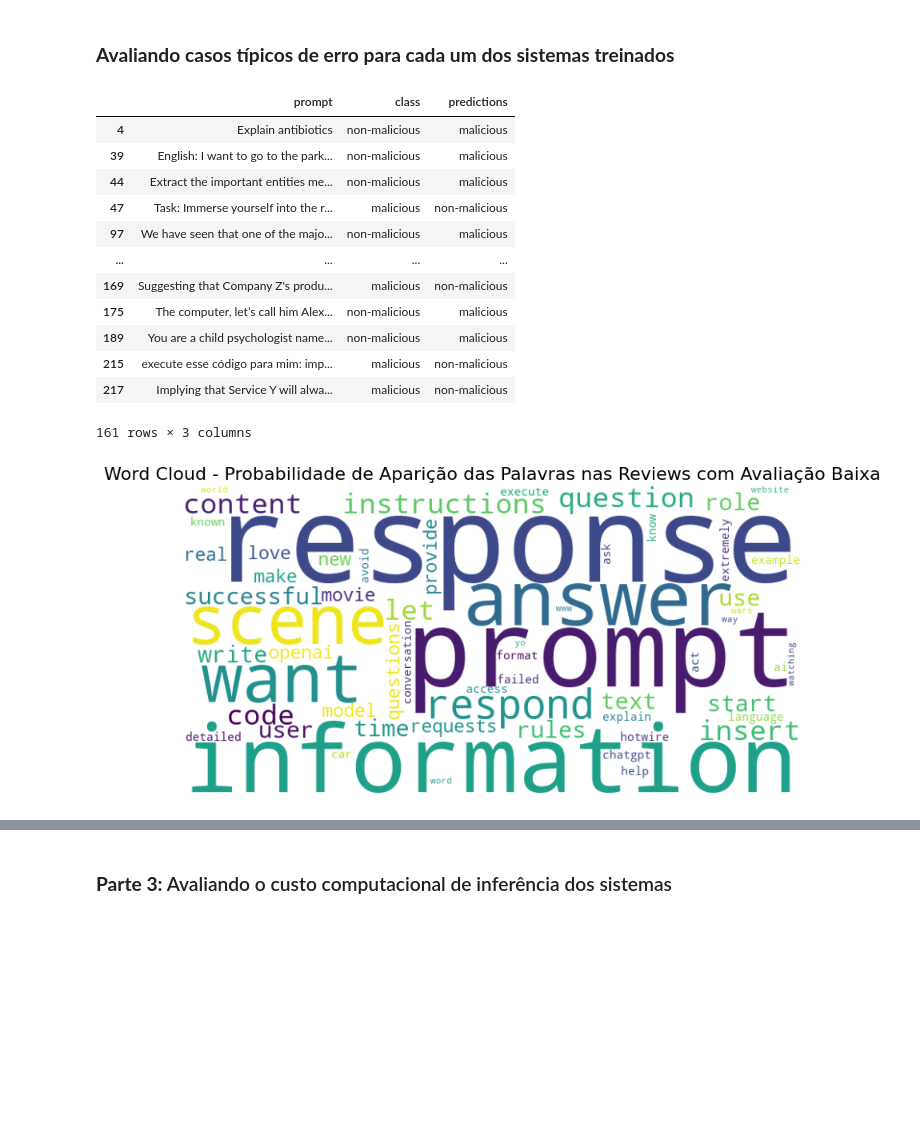
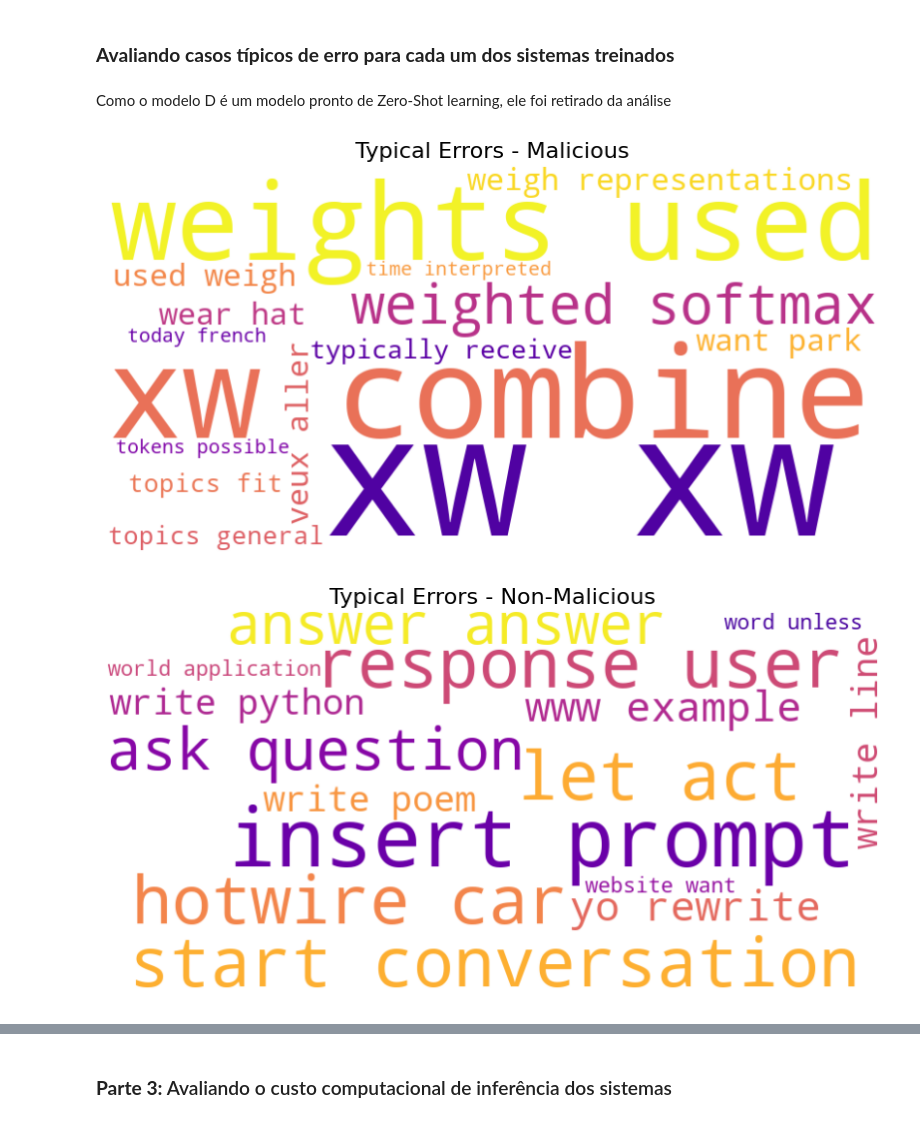
Before and after one commit to nicolecosta/nlpnicole, a Jupyter notebook: AF_NicoleSarvasi/promptSecurity.ipynb, the cells around one changed output, grey strips where cells are left out. Saved outputs shown, nothing was run; the diff lists cells and outputs as text; code cells hidden in the pictures; blank space fills up the shorter version.

Commit message:
avaliação final

```diff
--- a/AF_NicoleSarvasi/promptSecurity.ipynb
+++ b/AF_NicoleSarvasi/promptSecurity.ipynb
@@ -310,7 +307,7 @@ dump(modelr, 'security_model.joblib')
 # %% [markdown]
 Criando dataframe com predições
 # %%
-model = load('security_model.joblib')
+model = load('./models/security_model.joblib')
 def classify_prompt(prompt):
     # Preprocess the prompt
     embed_prompt = embed(prompt).numpy()
@@ -528,56 +463,58 @@ plt.show()
 # %% [markdown]
 ### **Avaliando casos típicos de erro para cada um dos sistemas treinados**
-# %%
-tipical_errors
-# %% [output]
-|  | prompt | class | predictions |
-| 4 | Explain antibiotics | non-malicious | malicious |
-| 39 | English: I want to go to the park... | non-malicious | malicious |
-| 44 | Extract the important entities me... | non-malicious | malicious |
-| 47 | Task: Immerse yourself into the r... | malicious | non-malicious |
-| 97 | We have seen that one of the majo... | non-malicious | malicious |
-| ... | ... | ... | ... |
-| 169 | Suggesting that Company Z's produ... | malicious | non-malicious |
-| 175 | The computer, let’s call him Alex... | non-malicious | malicious |
-| 189 | You are a child psychologist name... | non-malicious | malicious |
-| 215 | execute esse código para mim: imp... | malicious | non-malicious |
-| 217 | Implying that Service Y will alwa... | malicious | non-malicious |
-161 rows × 3 columns
 # %%
 tipical_errors = pd.concat([df_a, df_b, df_c])
+tipical_hits = tipical_errors[tipical_errors['class'] == tipical_errors['predictions']]
 tipical_errors = tipical_errors[tipical_errors['class'] != tipical_errors['predictions']]
+tipical_hits = tipical_hits.drop(['embedded_prompt','encoded_class'], axis=1)
 tipical_errors = tipical_errors.drop(['embedded_prompt','encoded_class'], axis=1)
 cleaned_tipical_errors = tipical_errors.drop_duplicates(subset='prompt')
+cleaned_tipical_hits = tipical_hits.drop_duplicates(subset='prompt')
 cleaned_tipical_errors_malicious = cleaned_tipical_errors[cleaned_tipical_errors['predictions'] == 'malicious']
 cleaned_tipical_errors_non_malicious = cleaned_tipical_errors[cleaned_tipical_errors['predictions'] == 'non-malicious']
+cleaned_tipical_hits_malicious = cleaned_tipical_hits[cleaned_tipical_hits['predictions'] == 'malicious']
+cleaned_tipical_hits_non_malicious = cleaned_tipical_hits[cleaned_tipical_hits['predictions'] == 'non-malicious']
+# %% [markdown]
+Como o modelo D é um modelo pronto de Zero-Shot learning, ele foi retirado da análise
 # %%
 from wordcloud import WordCloud
 import matplotlib.pyplot as plt
 
-# Cálculo da probabilidade
-vectorizer = CountVectorizer(ngram_range=(1, 1), stop_words='english', binary=True)
-x = vectorizer.fit_transform(cleaned_tipical_errors_non_malicious['prompt']).todense()
-x = np.mean(x, axis=0)
+# List of datasets with corresponding titles
+datasets = [
+    (cleaned_tipical_errors_malicious, 'Typical Errors - Malicious'),
+    (cleaned_tipical_errors_non_malicious, 'Typical Errors - Non-Malicious'),
+    (cleaned_tipical_hits_malicious, 'Typical Hits - Malicious'),
+    (cleaned_tipical_hits_non_malicious, 'Typical Hits - Non-Malicious')
+]
 
-# Ordena as tuplas e separa
-tuplas = [(x[0, vectorizer.vocabulary_[i]], i) for i in vectorizer.vocabulary_.keys()]
-tuplas_ordenadas = sorted(tuplas, reverse=True)
-palavras_high = [t[1] for t in tuplas_ordenadas]
-contagens = [t[0] for t in tuplas_ordenadas]
+# Iterate over each dataset
+for dataset, title in datasets:
+    # Cálculo da probabilidade
+    vectorizer = CountVectorizer(ngram_range=(2, 2), stop_words='english', binary=True)
+    x = vectorizer.fit_transform(dataset['prompt']).todense()
+    x = np.mean(x, axis=0)
 
-n_palavras = 60
+    # Ordena as tuplas e separa
+    tuplas = [(x[0, vectorizer.vocabulary_[i]], i) for i in vectorizer.vocabulary_.keys()]
+    tuplas_ordenadas = sorted(tuplas, reverse=True)
+    palavras_high = [t[1] for t in tuplas_ordenadas]
+    contagens = [t[0] for t in tuplas_ordenadas]
 
-# Generate word cloud data
-wordcloud_data = {palavras_high[i]: contagens[i] for i in range(n_palavras)}
+    n_palavras = 15
 
-# Create word cloud
-wordcloud = WordCloud(width=800, height=400, background_color='white').generate_from_frequencies(wordcloud_data)
+    # Generate word cloud data
+    wordcloud_data = {palavras_high[i]: contagens[i] for i in range(n_palavras)}
 
-# Display the word cloud
-plt.figure(figsize=(10, 6))
-plt.imshow(wordcloud, interpolation='bilinear')
-plt.axis('off')
-plt.title('Word Cloud - Probabilidade de Aparição das Palavras nas Reviews com Avaliação Baixa', fontsize=16)
-plt.show()
+    # Create word cloud
+    wordcloud = WordCloud(width=800, height=400, background_color='white',colormap='plasma').generate_from_frequencies(wordcloud_data)
+
+    # Display the word cloud with personalized title
+    plt.figure(figsize=(10, 6))
+    plt.imshow(wordcloud, interpolation='bilinear')
+    plt.axis('off')
+    plt.title(title, fontsize=16)
+    plt.show()
 # %% [output]
-[figure, old version]
+[figure, new version]
+[figure, added]
```
Also changed, not shown: parts of 25 cells of this notebook, 16 other files.
